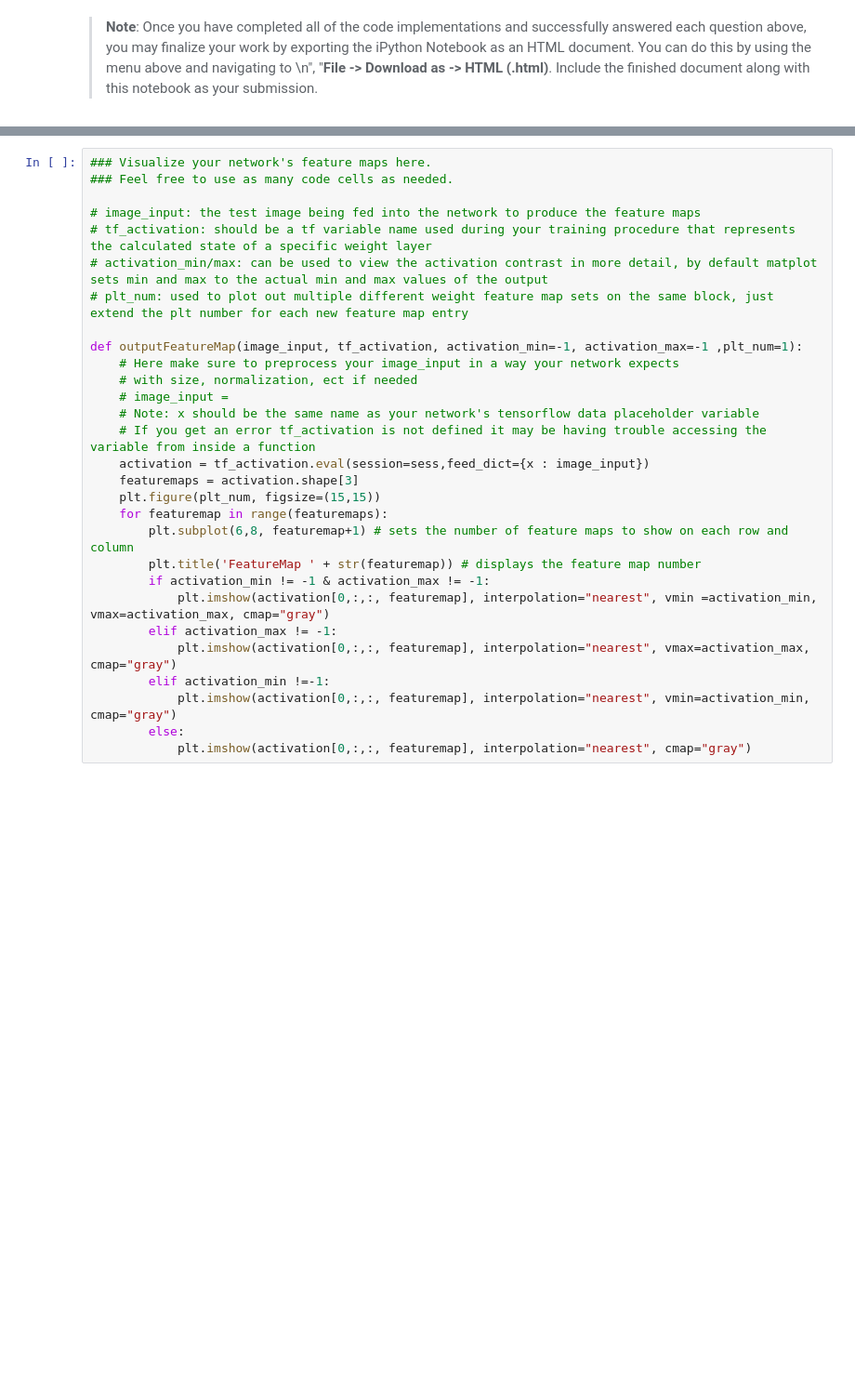
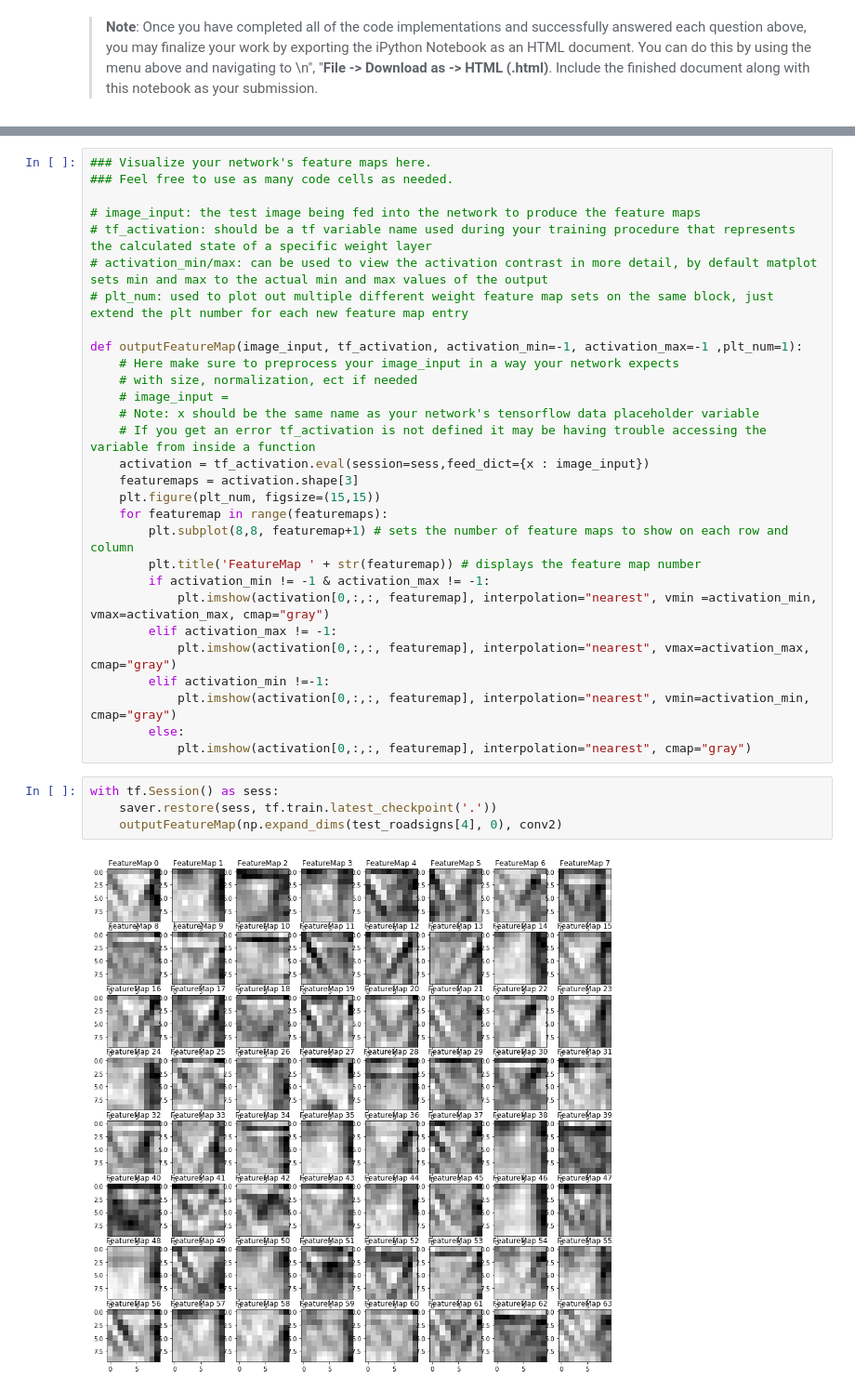
Before and after one commit to mrppdex/udacity, a Jupyter notebook: Traffic_Sign_Classifier.ipynb, the cells around one changed output, grey strips where cells are left out. Shown: that part at 93% size. Drawn from its saved outputs; the diff is of its cells as text; blank space fills up the shorter version.

```diff
--- a/Traffic_Sign_Classifier.ipynb
+++ b/Traffic_Sign_Classifier.ipynb
@@ -648,7 +651,7 @@ def outputFeatureMap(image_input, tf_activation, activation_min=-1, activation_m
     featuremaps = activation.shape[3]
     plt.figure(plt_num, figsize=(15,15))
     for featuremap in range(featuremaps):
-        plt.subplot(6,8, featuremap+1) # sets the number of feature maps to show on each row and column
+        plt.subplot(8,8, featuremap+1) # sets the number of feature maps to show on each row and column
         plt.title('FeatureMap ' + str(featuremap)) # displays the feature map number
         if activation_min != -1 & activation_max != -1:
             plt.imshow(activation[0,:,:, featuremap], interpolation="nearest", vmin =activation_min, vmax=activation_max, cmap="gray")
@@ -658,3 +661,9 @@ def outputFeatureMap(image_input, tf_activation, activation_min=-1, activation_m
             plt.imshow(activation[0,:,:, featuremap], interpolation="nearest", vmin=activation_min, cmap="gray")
         else:
             plt.imshow(activation[0,:,:, featuremap], interpolation="nearest", cmap="gray")
+# %%
+with tf.Session() as sess:
+    saver.restore(sess, tf.train.latest_checkpoint('.'))
+    outputFeatureMap(np.expand_dims(test_roadsigns[4], 0), conv2)
+# %% [output]
+[figure, added]
```
Also changed, not shown: parts of 11 cells of this notebook.
